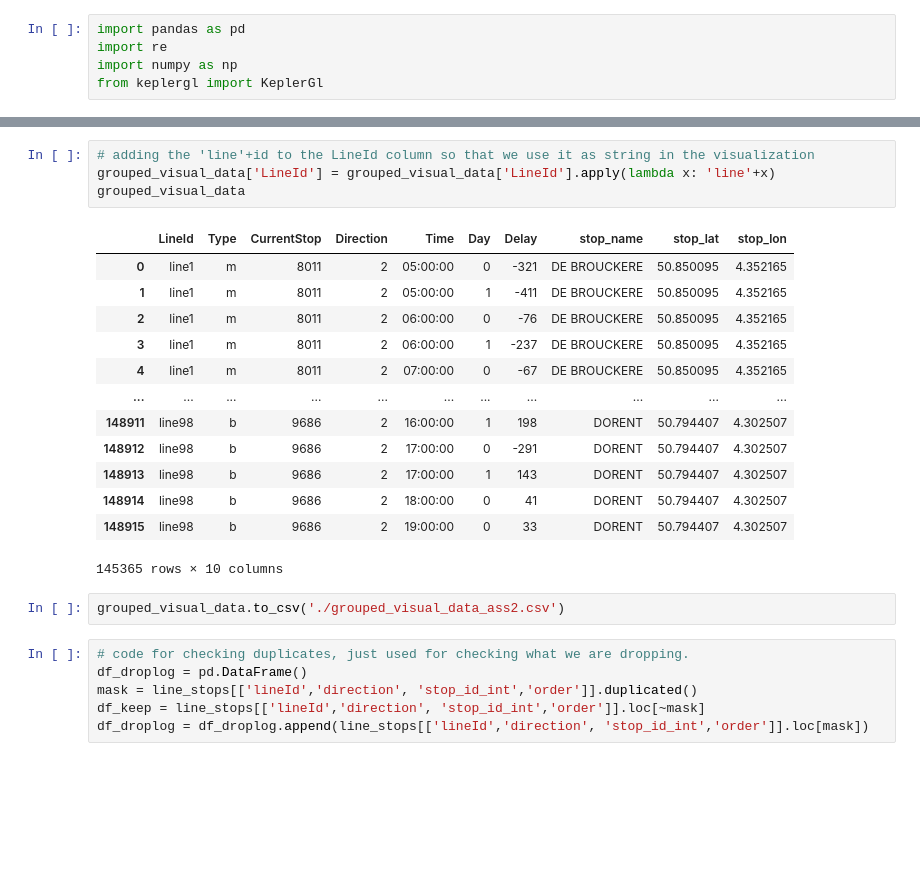
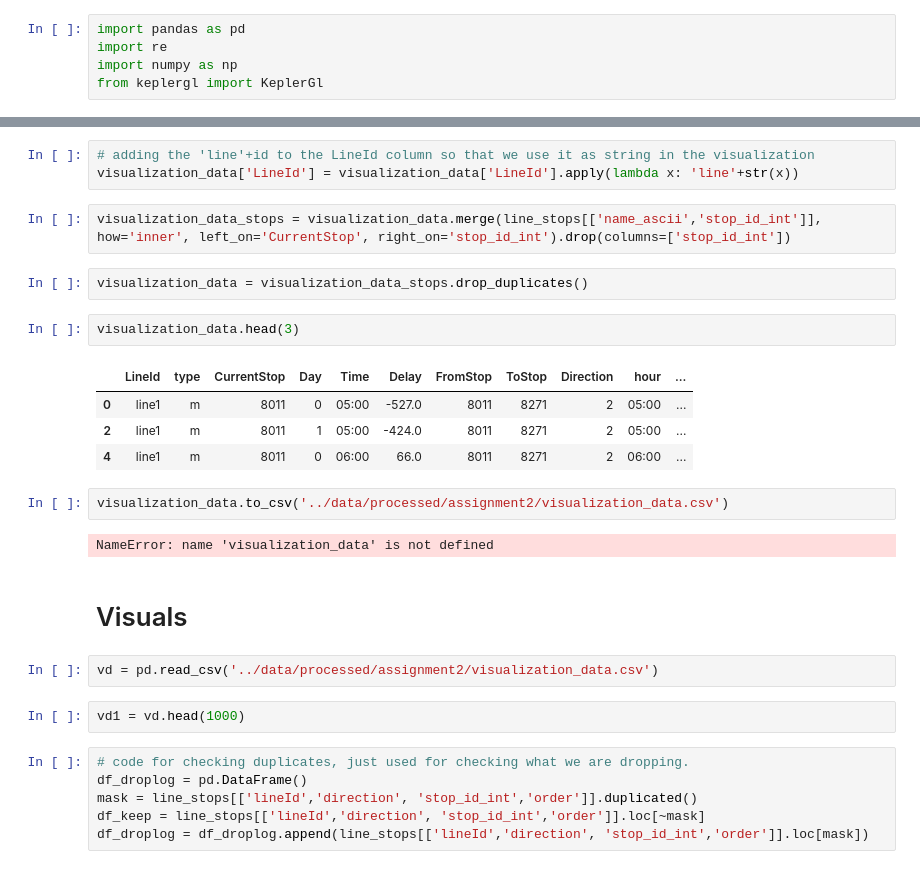
Before and after one commit to abroniewski/STIB-Hach-My-Ride, a Jupyter notebook: notebooks/assignment-2-visualization.ipynb, the cells around one changed output, grey strips where cells are left out. Cells and saved outputs as stored; diff of their text form; blank space fills up the shorter version.

Commit message:
assignment 2 kinda done

```diff
--- a/notebooks/assignment-2-visualization.ipynb
+++ b/notebooks/assignment-2-visualization.ipynb
@@ -78,23 +140,27 @@ grouped_visual_data = grouped_visual_data.astype({'LineId': str, 'Direction': st
 # %%
 # adding the 'line'+id to the LineId column so that we use it as string in the visualization
-grouped_visual_data['LineId'] = grouped_visual_data['LineId'].apply(lambda x: 'line'+x)
-grouped_visual_data
+visualization_data['LineId'] = visualization_data['LineId'].apply(lambda x: 'line'+str(x))
-# %% [output]
-|  | LineId | Type | CurrentStop | Direction | Time | Day | Delay | stop_name | stop_lat | stop_lon |
-| 0 | line1 | m | 8011 | 2 | 05:00:00 | 0 | -321 | DE BROUCKERE | 50.850095 | 4.352165 |
-| 1 | line1 | m | 8011 | 2 | 05:00:00 | 1 | -411 | DE BROUCKERE | 50.850095 | 4.352165 |
-| 2 | line1 | m | 8011 | 2 | 06:00:00 | 0 | -76 | DE BROUCKERE | 50.850095 | 4.352165 |
-| 3 | line1 | m | 8011 | 2 | 06:00:00 | 1 | -237 | DE BROUCKERE | 50.850095 | 4.352165 |
-| 4 | line1 | m | 8011 | 2 | 07:00:00 | 0 | -67 | DE BROUCKERE | 50.850095 | 4.352165 |
-| ... | ... | ... | ... | ... | ... | ... | ... | ... | ... | ... |
-| 148911 | line98 | b | 9686 | 2 | 16:00:00 | 1 | 198 | DORENT | 50.794407 | 4.302507 |
-| 148912 | line98 | b | 9686 | 2 | 17:00:00 | 0 | -291 | DORENT | 50.794407 | 4.302507 |
-| 148913 | line98 | b | 9686 | 2 | 17:00:00 | 1 | 143 | DORENT | 50.794407 | 4.302507 |
-| 148914 | line98 | b | 9686 | 2 | 18:00:00 | 0 | 41 | DORENT | 50.794407 | 4.302507 |
-| 148915 | line98 | b | 9686 | 2 | 19:00:00 | 0 | 33 | DORENT | 50.794407 | 4.302507 |
-145365 rows × 10 columns
+# %%
+visualization_data_stops = visualization_data.merge(line_stops[['name_ascii','stop_id_int']], how='inner', left_on='CurrentStop', right_on='stop_id_int').drop(columns=['stop_id_int'])
+# %%
+visualization_data = visualization_data_stops.drop_duplicates()
+# %%
+visualization_data.head(3)
+# %% [output]
+|  | LineId | type | CurrentStop | Day | Time | Delay | FromStop | ToStop | Direction | hour | ... |
+| 0 | line1 | m | 8011 | 0 | 05:00 | -527.0 | 8011 | 8271 | 2 | 05:00 | ... |
+| 2 | line1 | m | 8011 | 1 | 05:00 | -424.0 | 8011 | 8271 | 2 | 05:00 | ... |
+| 4 | line1 | m | 8011 | 0 | 06:00 | 66.0 | 8011 | 8271 | 2 | 06:00 | ... |
+# %%
+visualization_data.to_csv('../data/processed/assignment2/visualization_data.csv')
+# %% [output]
+NameError: name 'visualization_data' is not defined
+# %% [markdown]
+# Visuals
 # %%
-grouped_visual_data.to_csv('./grouped_visual_data_ass2.csv')
+vd = pd.read_csv('../data/processed/assignment2/visualization_data.csv')
+# %%
+vd1 = vd.head(1000)
 # %%
 # code for checking duplicates, just used for checking what we are dropping.
 df_droplog = pd.DataFrame()
```
Also changed, not shown: parts of 29 cells of this notebook.
